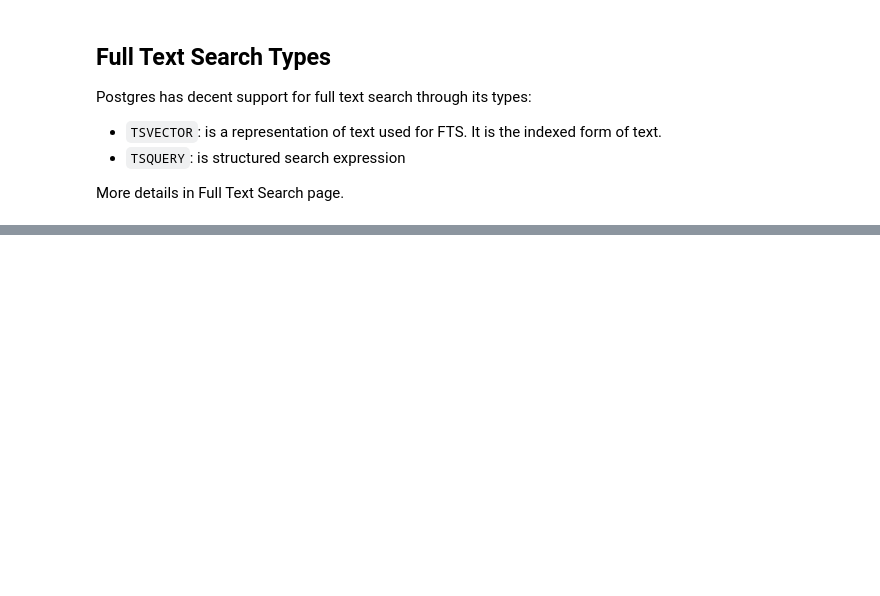
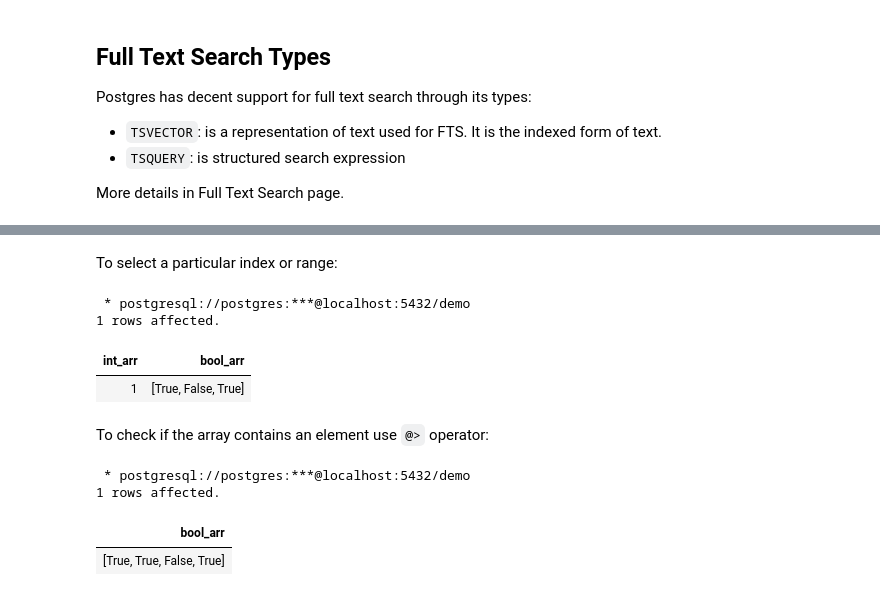
Before and after one commit to anjumsalman/jupyter-notebooks, a Jupyter notebook: Database/Postgres/Data Types.ipynb, the cells around one changed output, grey strips where cells are left out. Drawn from its saved outputs; the diff is of its cells as text; code cells hidden in the pictures; blank space fills up the shorter version.

```diff
--- a/Database/Postgres/Data Types.ipynb
+++ b/Database/Postgres/Data Types.ipynb
@@ -490,0 +590,24 @@ More details in Full Text Search page.
+# %% [markdown]
+To select a particular index or range:
+# %%
+%%sql
+
+SELECT int_arr[1], bool_arr[2:] FROM array_example; -- # Array index in Postgres starts at 1
+# %% [output]
+ * postgresql://postgres:***@localhost:5432/demo
+1 rows affected.
+| int_arr | bool_arr |
+| 1 | [True, False, True] |
+# %% [markdown]
+To check if the array contains an element use `@>` operator:
+# %%
+%%sql
+
+SELECT bool_arr FROM array_example
+WHERE bool_arr @> ARRAY [false];
+-- # Check if bool_arr contains values present in the following array
+# %% [output]
+ * postgresql://postgres:***@localhost:5432/demo
+1 rows affected.
+| bool_arr |
+| [True, True, False, True] |
```
Also changed, not shown: parts of 15 cells of this notebook, 2 other files.
